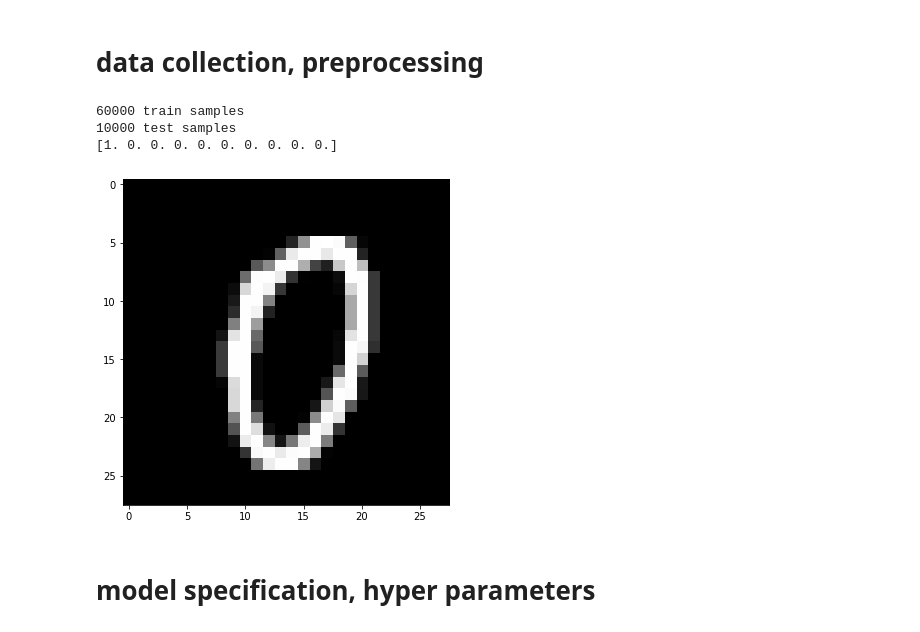
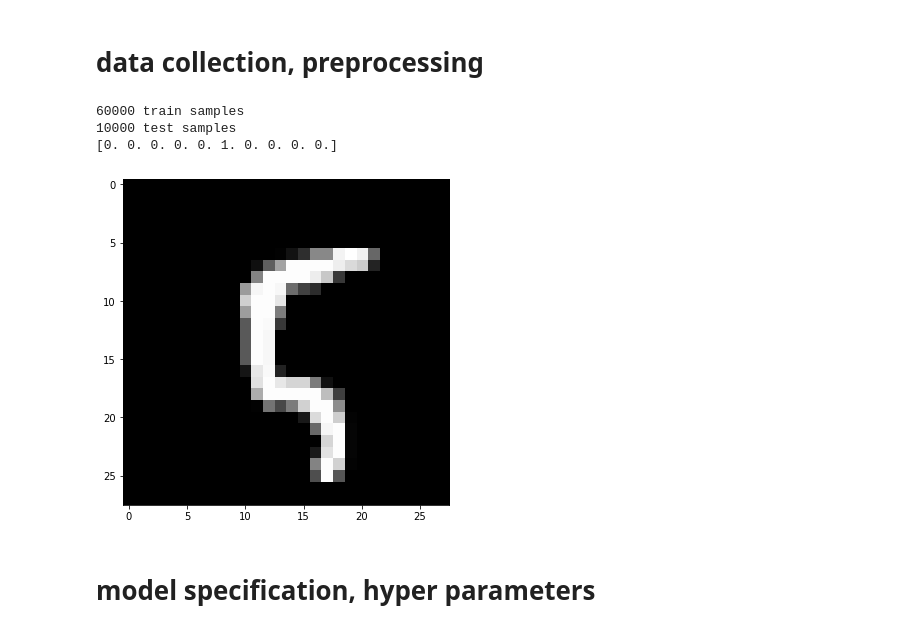
Before and after one commit to nils-holmberg/sfac-py, a Jupyter notebook: web/211001-jnb/521-collaborate.ipynb, the cells around one changed output. Drawn from its saved outputs; the diff is of its cells as text; code cells hidden in the pictures.

```diff
--- a/web/211001-jnb/521-collaborate.ipynb
+++ b/web/211001-jnb/521-collaborate.ipynb
@@ -37,34 +39,34 @@ import tensorflow as tf; print(tf.__version__)
 # %%
 # load the MNIST dataset
 (x_train, y_trainO), (x_test, y_testO) = mnist.load_data()
 print(x_train.shape[0], 'train samples')
 print(x_test.shape[0], 'test samples')
 
 # convert class vectors to binary class matrices
 num_classes = 10
 y_train = keras.utils.to_categorical(y_trainO, num_classes)
 y_test = keras.utils.to_categorical(y_testO, num_classes)
 
 # visualize data
 plt.rcParams['figure.figsize'] = (6,6)
-obs_idx = 1000
+obs_idx = 100
 plt.imshow(x_train[obs_idx], cmap='gray')
 print(y_train[obs_idx])
 
 # convert images into vectors of numbers
 x_train = x_train.reshape(60000, 784)
 x_test = x_test.reshape(10000, 784)
 x_train = x_train.astype('float32')
 x_test = x_test.astype('float32')
 
 # normalize
 x_train /= 255
 x_test /= 255
 # %% [output]
 60000 train samples
 10000 test samples
-[1. 0. 0. 0. 0. 0. 0. 0. 0. 0.]
+[0. 0. 0. 0. 0. 1. 0. 0. 0. 0.]
-[figure, old version]
+[figure, new version]
 # %% [markdown]
 # model specification, hyper parameters
 # %%
```
Also changed, not shown: parts of 10 cells of this notebook, 3 other files.
